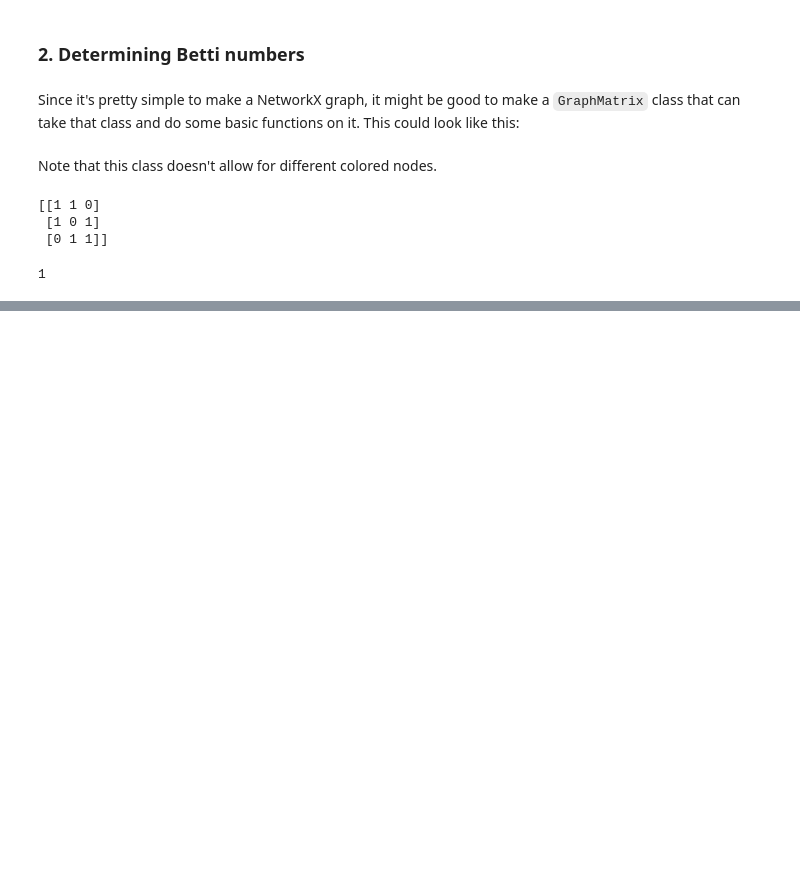
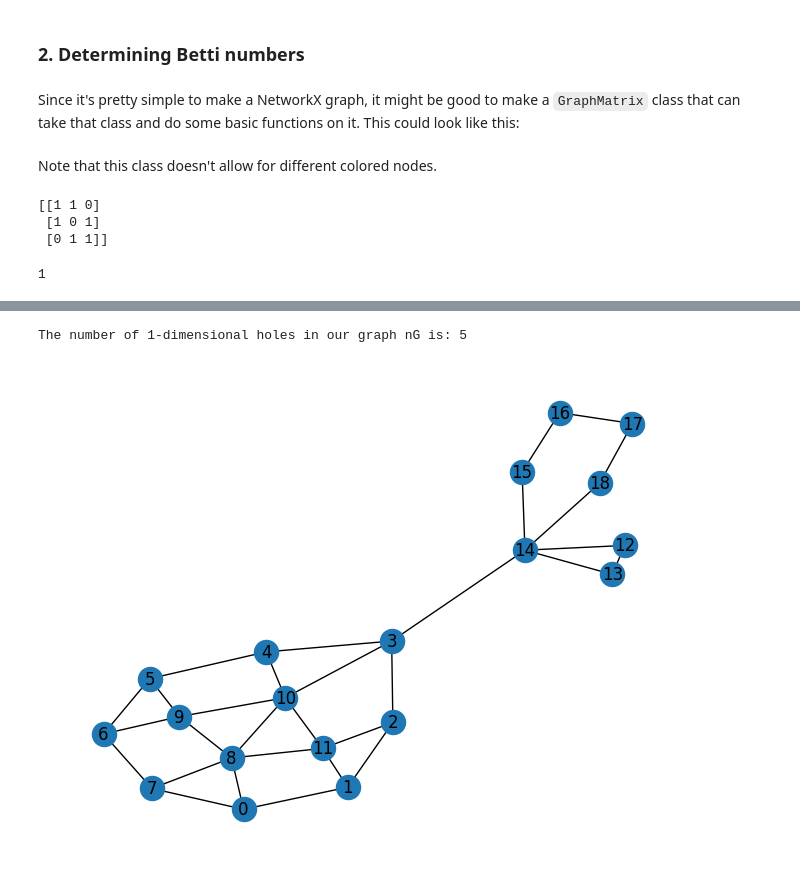
Before and after one commit to legomyleg/clique-homology, a Jupyter notebook: docs/demo.ipynb, the cells around one changed output, grey strips where cells are left out. Drawn from its saved outputs; the diff is of its cells as text; code cells hidden in the pictures; blank space fills up the shorter version.

Commit message:
Added functionality to calculate B1 to "demo"

```diff
--- a/docs/demo.ipynb
+++ b/docs/demo.ipynb
@@ -203,0 +234,54 @@ The three cliques in the graph are:
+# %%
+vertices = [i for i in range(19)]
+edges = [
+    (0,1),
+    (0, 7),
+    (0, 8),
+    (1, 11),
+    (1, 2),
+    (2, 3),
+    (2, 11),
+    (3, 4),
+    (3, 10),
+    (3, 14),
+    (4, 5),
+    (4, 10),
+    (5, 6),
+    (5, 9),
+    (6, 7),
+    (6, 9),
+    (7, 8),
+    (8, 9),
+    (8, 10),
+    (8, 11),
+    (9, 10),
+    (10, 11),
+    (12, 13),
+    (12, 14),
+    (13, 14),
+    (14, 15),
+    (14, 18),
+    (15, 16),
+    (16, 17),
+    (17, 18),
+]
+
+nG = nx.Graph()
+nG.add_nodes_from(vertices)
+nG.add_edges_from(edges)
+
+nx.draw(nG, with_labels=True)
+
+def calculate_B1(G: Graph):
+    edges = get_edges(G)
+    g = GraphMatrix(G)
+    rkb1 = g.dimension_kernel_boundary_1()
+    rb2 = rank_over_GF2(get_3_clique_space(G))
+
+    return rkb1 - rb2
+
+print(f"The number of 1-dimensional holes in our graph nG is: {calculate_B1(nG)}")
+plt.show()
+# %% [output]
+The number of 1-dimensional holes in our graph nG is: 5
+[figure, added]
```
Also changed, not shown: parts of 8 cells of this notebook, 2 other files.
